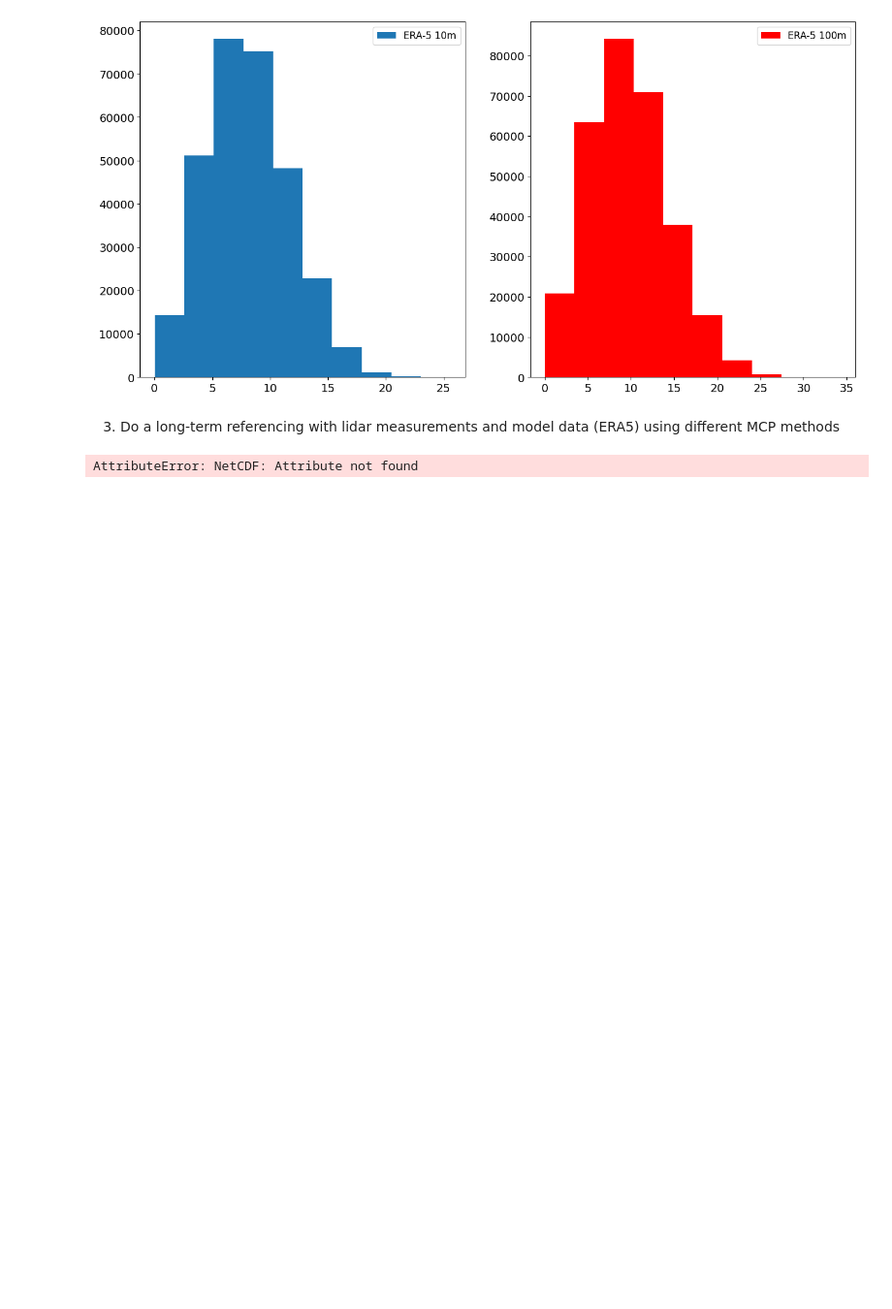
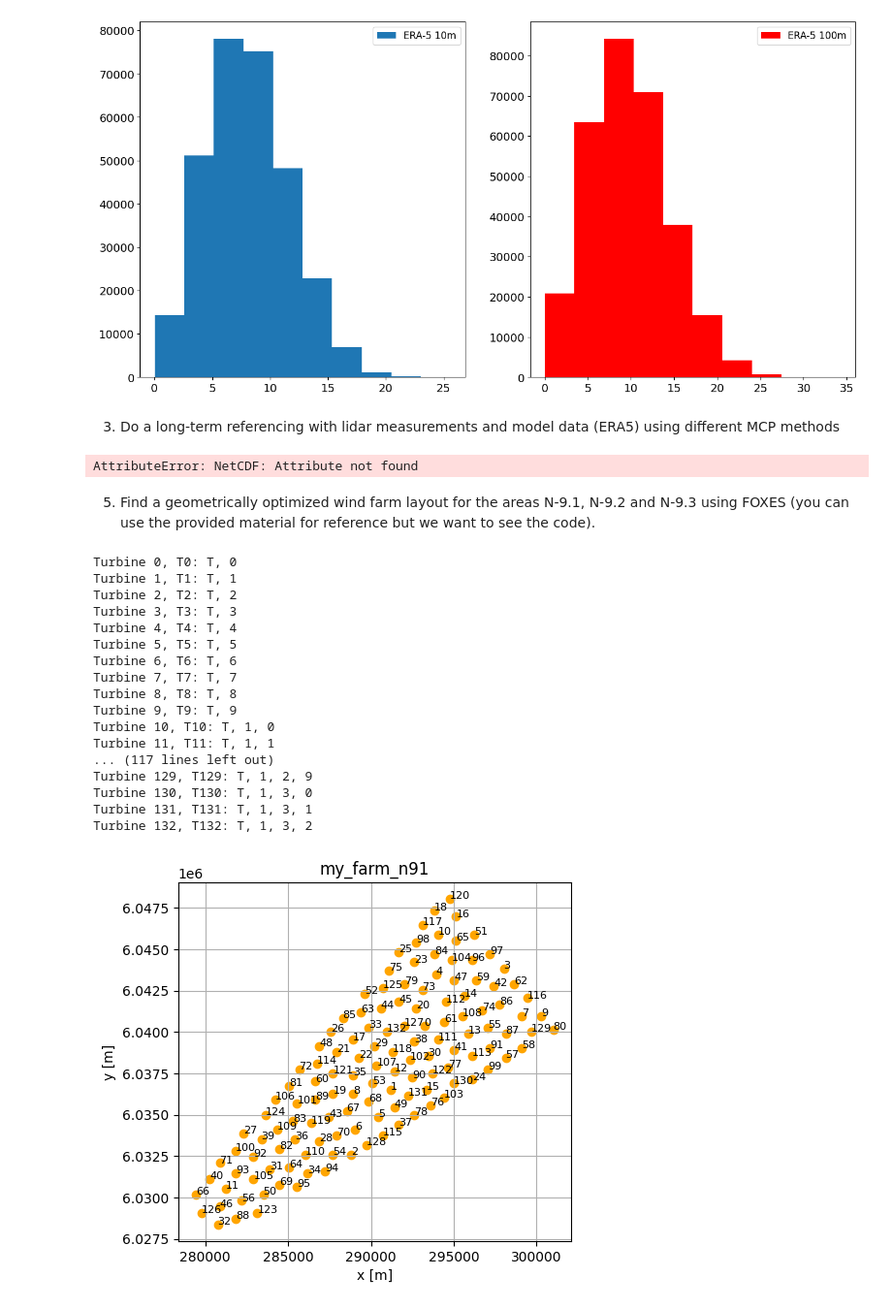
Before and after one commit to prof-abdelrahman/Yield-Predictions-for-German-Offshore-Tenders-2024, a Jupyter notebook: Yield Predictions for German Offshore Tenders 2024.ipynb, the cells around one changed output. Shown at 97% size. Cells and saved outputs as stored; diff of their text form; code cells hidden in the pictures; blank space fills up the shorter version.

```diff
--- a/Yield Predictions for German Offshore Tenders 2024.ipynb
+++ b/Yield Predictions for German Offshore Tenders 2024.ipynb
@@ -370,3 +422,36 @@ AttributeError: NetCDF: Attribute not found
 # corrected_wind_speeds = mcp(lidar_data_1, era5_data)
 # %%
 # a) Preprocess the data by aligning the time and spatial coordinates between the lidar measurements and ERA5 data
+# %% [markdown]
+5. Find a geometrically optimized wind farm layout for the areas N-9.1, N-9.2 and N-9.3 using FOXES (you can use the provided material for reference but we want to see the code).
+# %%
+# Find a geometrically optimized wind farm layout for the areas N-9.1, N-9.2 and N-9.3 using FOXES (you can use the provided material for reference but we want to see the code).
+# Area_N9_1
+farm_n91 = foxes.WindFarm(name="my_farm_n91")
+# add turbines to the farm (Inside area_n91 there is a row for each turbine with the columns 'x' and 'y' for the coordinates and 'name' for the name of the turbine)
+for i, row in area_n91.iterrows():
+    farm_n91.add_turbine(foxes.Turbine(xy=(row['x'], row['y']),
+                                       turbine_models=row['name']))
+
+# optimize the farm layout
+ax = foxes.output.FarmLayoutOutput(farm_n91).get_figure()
+plt.show()
+# %% [output]
+Turbine 0, T0: T, 0
+Turbine 1, T1: T, 1
+Turbine 2, T2: T, 2
+Turbine 3, T3: T, 3
+Turbine 4, T4: T, 4
+Turbine 5, T5: T, 5
+Turbine 6, T6: T, 6
+Turbine 7, T7: T, 7
+Turbine 8, T8: T, 8
+Turbine 9, T9: T, 9
+Turbine 10, T10: T, 1, 0
+Turbine 11, T11: T, 1, 1
+... (117 lines left out)
+Turbine 129, T129: T, 1, 2, 9
+Turbine 130, T130: T, 1, 3, 0
+Turbine 131, T131: T, 1, 3, 1
+Turbine 132, T132: T, 1, 3, 2
+[figure, added]
```
Also changed, not shown: parts of 7 cells of this notebook.
